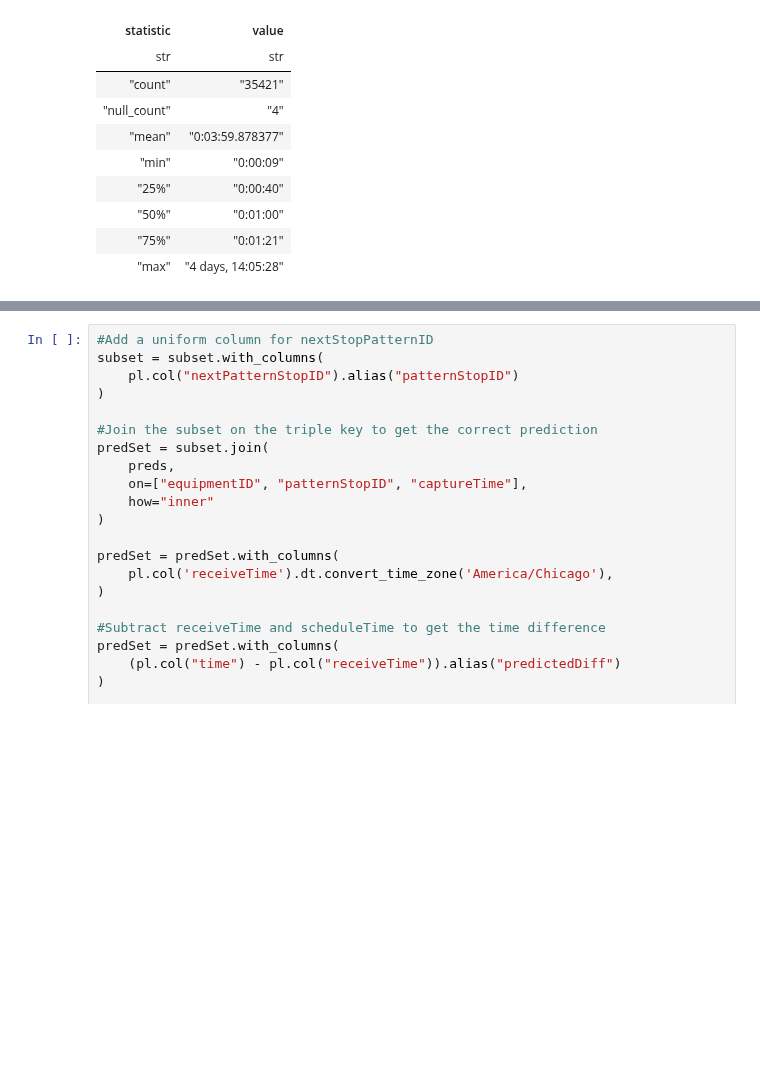
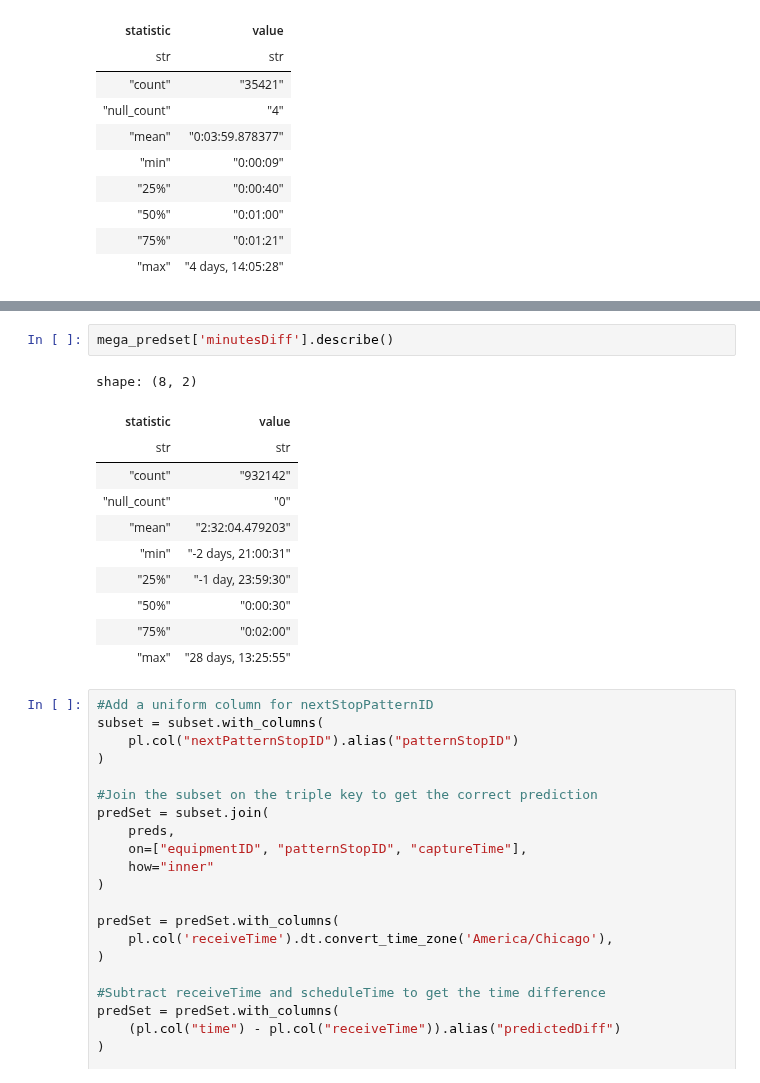
Before and after one commit to shaivilp/Research-Rookies, a Jupyter notebook: data_visualization/predictions.ipynb, the cells around one changed output, grey strips where cells are left out. Drawn from its saved outputs; the diff is of its cells as text; blank space fills up the shorter version.

```diff
--- a/data_visualization/predictions.ipynb
+++ b/data_visualization/predictions.ipynb
@@ -503,3 +504,17 @@ shape: (4_927_870, 21)
+# %%
+mega_predset['minutesDiff'].describe()
+# %% [output]
+shape: (8, 2)
+| statistic | value |
+| str | str |
+| "count" | "932142" |
+| "null_count" | "0" |
+| "mean" | "2:32:04.479203" |
+| "min" | "-2 days, 21:00:31" |
+| "25%" | "-1 day, 23:59:30" |
+| "50%" | "0:00:30" |
+| "75%" | "0:02:00" |
+| "max" | "28 days, 13:25:55" |
 # %%
 #Add a uniform column for nextStopPatternID
 subset = subset.with_columns(
```
Also changed, not shown: parts of 4 cells of this notebook, 2 other files.
